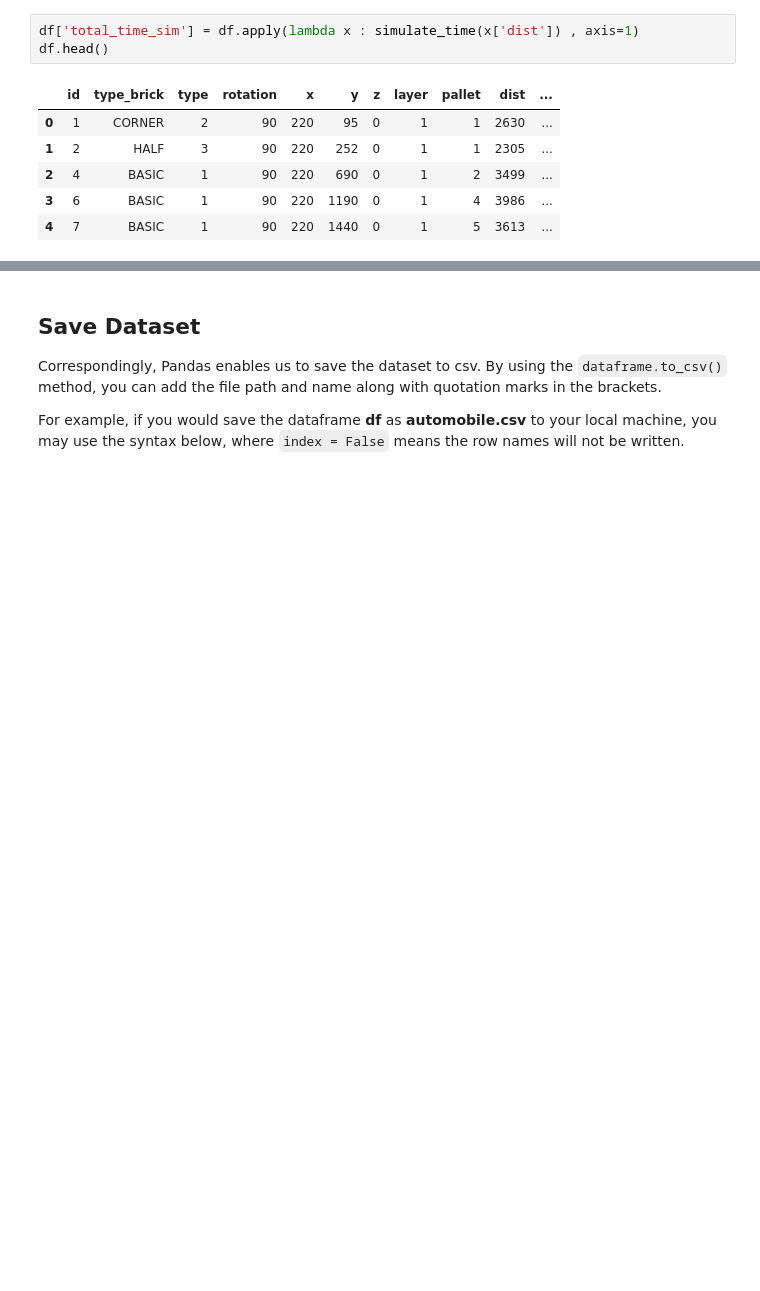
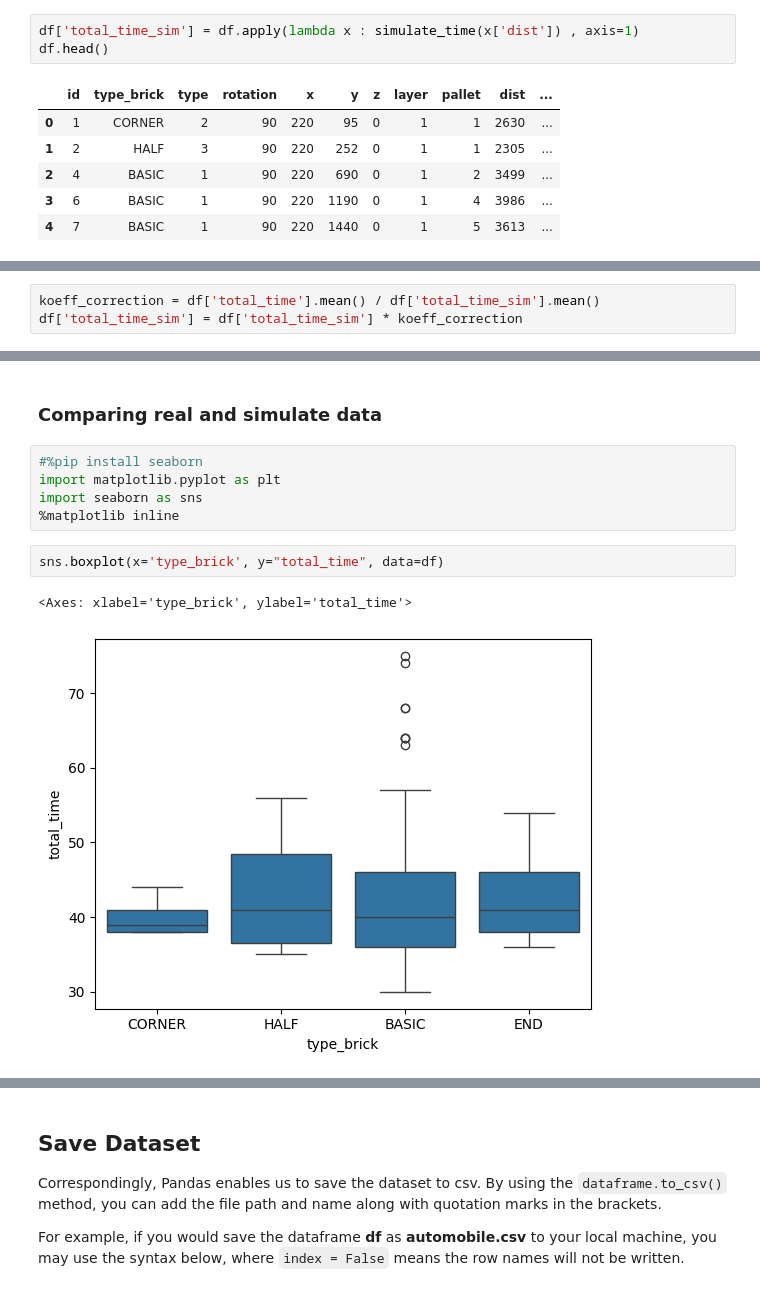
Before and after one commit to UsmanovSla/MGD-RSS, a Jupyter notebook: model/02_DetermModel/DM_02_Model_Parameters.ipynb, the cells around one changed output, grey strips where cells are left out. Drawn from its saved outputs; the diff is of its cells as text; blank space fills up the shorter version.

```diff
--- a/model/02_DetermModel/DM_02_Model_Parameters.ipynb
+++ b/model/02_DetermModel/DM_02_Model_Parameters.ipynb
@@ -94,0 +97,3 @@ df.head()
+# %%
+koeff_correction = df['total_time'].mean() / df['total_time_sim'].mean()
+df['total_time_sim'] = df['total_time_sim'] * koeff_correction
@@ -94,0 +109,12 @@ df.head()
+# %% [markdown]
+### Comparing real and simulate data
+# %%
+#%pip install seaborn
+import matplotlib.pyplot as plt
+import seaborn as sns
+%matplotlib inline
+# %%
+sns.boxplot(x='type_brick', y="total_time", data=df)
+# %% [output]
+<Axes: xlabel='type_brick', ylabel='total_time'>
+[figure, added]
```
Also changed, not shown: parts of 9 cells of this notebook, 1 other file.
